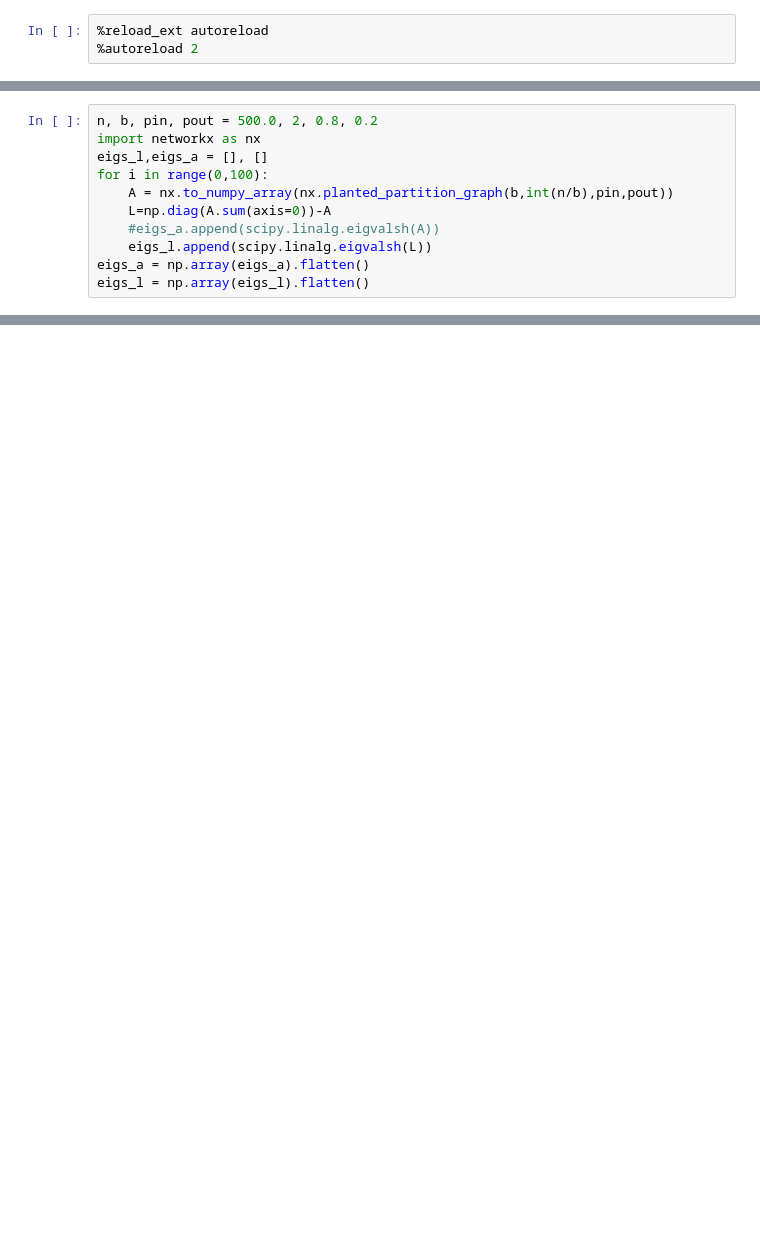
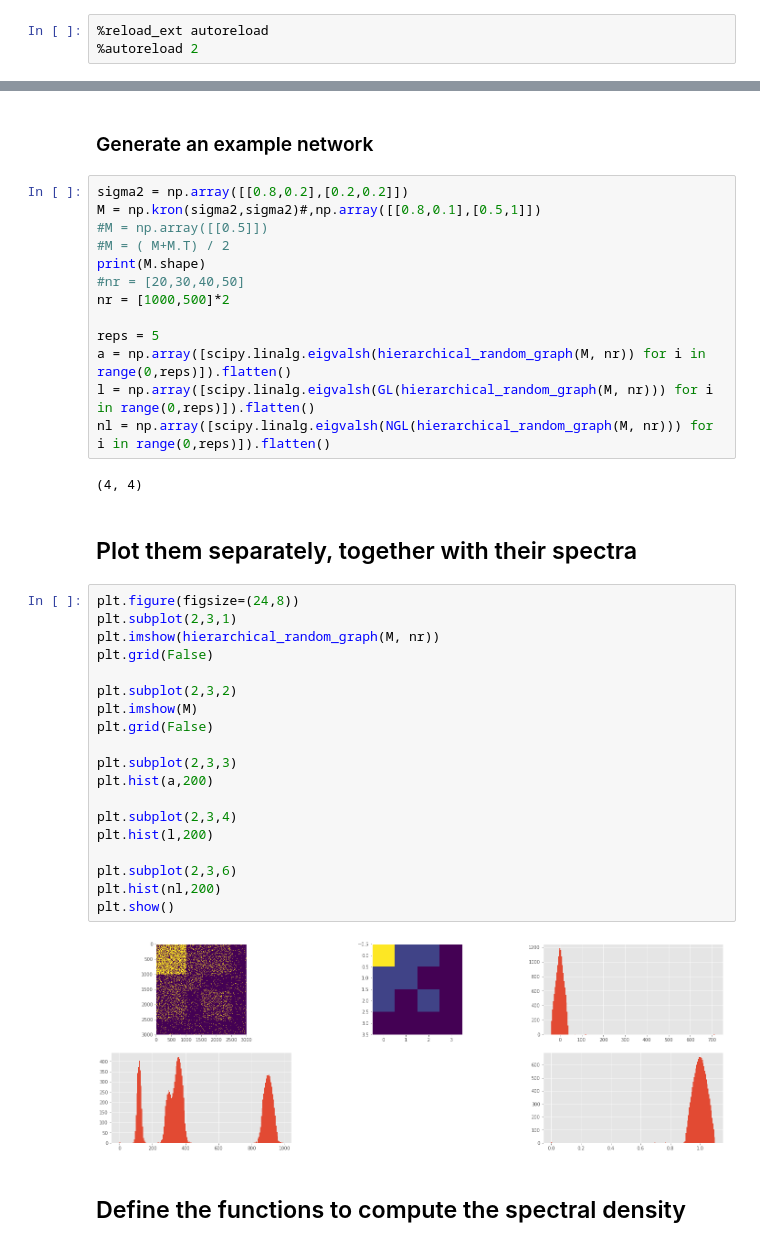
Before and after one commit to CarloNicolini/networkqit, a Jupyter notebook: notebooks/StieltjesOttino.ipynb, the cells around one changed output, grey strips where cells are left out. Cells and saved outputs as stored; diff of their text form; blank space fills up the shorter version.

```diff
--- a/notebooks/StieltjesOttino.ipynb
+++ b/notebooks/StieltjesOttino.ipynb
@@ -409,11 +3,0 @@ plt.vlines(2*np.sqrt(a)+d, ymin=0,ymax=tmax)
-# %%
-n, b, pin, pout = 500.0, 2, 0.8, 0.2
-import networkx as nx
-eigs_l,eigs_a = [], []
-for i in range(0,100):
-    A = nx.to_numpy_array(nx.planted_partition_graph(b,int(n/b),pin,pout))
-    L=np.diag(A.sum(axis=0))-A
-    #eigs_a.append(scipy.linalg.eigvalsh(A))
-    eigs_l.append(scipy.linalg.eigvalsh(L))
-eigs_a = np.array(eigs_a).flatten()
-eigs_l = np.array(eigs_l).flatten()
@@ -448,0 +61,42 @@ plt.show()
+# %% [markdown]
+### Generate an example network
+# %%
+sigma2 = np.array([[0.8,0.2],[0.2,0.2]])
+M = np.kron(sigma2,sigma2)#,np.array([[0.8,0.1],[0.5,1]])
+#M = np.array([[0.5]])
+#M = ( M+M.T) / 2
+print(M.shape)
+#nr = [20,30,40,50]
+nr = [1000,500]*2
+
+reps = 5
+a = np.array([scipy.linalg.eigvalsh(hierarchical_random_graph(M, nr)) for i in range(0,reps)]).flatten()
+l = np.array([scipy.linalg.eigvalsh(GL(hierarchical_random_graph(M, nr))) for i in range(0,reps)]).flatten()
+nl = np.array([scipy.linalg.eigvalsh(NGL(hierarchical_random_graph(M, nr))) for i in range(0,reps)]).flatten()
+# %% [output]
+(4, 4)
+# %% [markdown]
+## Plot them separately, together with their spectra
+# %%
+plt.figure(figsize=(24,8))
+plt.subplot(2,3,1)
+plt.imshow(hierarchical_random_graph(M, nr))
+plt.grid(False)
+
+plt.subplot(2,3,2)
+plt.imshow(M)
+plt.grid(False)
+
+plt.subplot(2,3,3)
+plt.hist(a,200)
+
+plt.subplot(2,3,4)
+plt.hist(l,200)
+
+plt.subplot(2,3,6)
+plt.hist(nl,200)
+plt.show()
+# %% [output]
+[figure, added]
+# %% [markdown]
+## Define the functions to compute the spectral density
```
Also changed, not shown: parts of 35 cells of this notebook, 1 other file.
